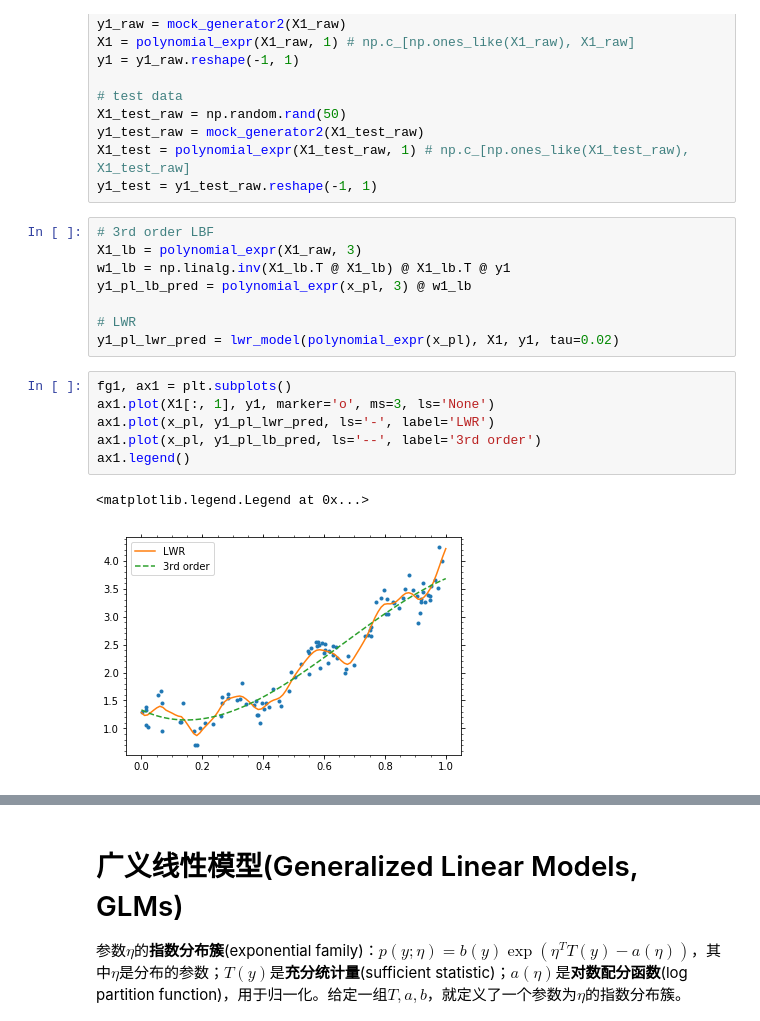
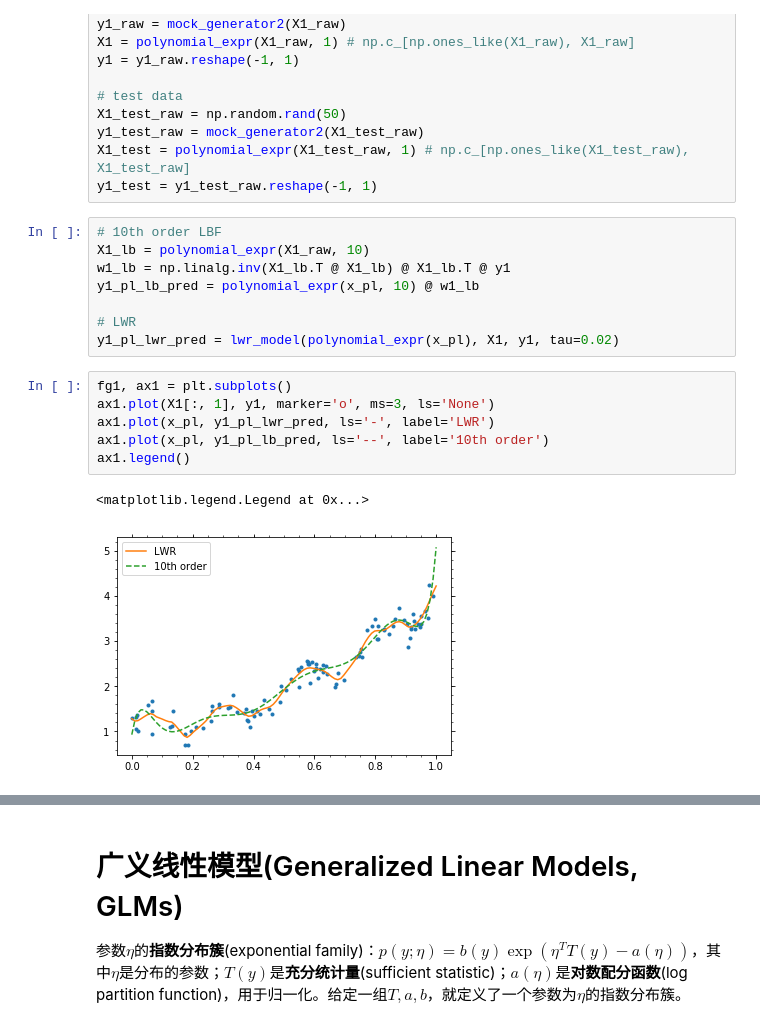
Before and after one commit to szqtc/MyMachineLearningNotes, a Jupyter notebook: 1_LinearModel.ipynb, the cells around one changed output, grey strips where cells are left out. Saved outputs shown, nothing was run; the diff lists cells and outputs as text.

```diff
--- a/1_LinearModel.ipynb
+++ b/1_LinearModel.ipynb
@@ -451,21 +452,21 @@ y1_test_raw = mock_generator2(X1_test_raw)
 X1_test = polynomial_expr(X1_test_raw, 1) # np.c_[np.ones_like(X1_test_raw), X1_test_raw]
 y1_test = y1_test_raw.reshape(-1, 1)
 # %%
-# 3rd order LBF
-X1_lb = polynomial_expr(X1_raw, 3)
+# 10th order LBF
+X1_lb = polynomial_expr(X1_raw, 10)
 w1_lb = np.linalg.inv(X1_lb.T @ X1_lb) @ X1_lb.T @ y1
-y1_pl_lb_pred = polynomial_expr(x_pl, 3) @ w1_lb
+y1_pl_lb_pred = polynomial_expr(x_pl, 10) @ w1_lb
 
 # LWR
 y1_pl_lwr_pred = lwr_model(polynomial_expr(x_pl), X1, y1, tau=0.02)
 # %%
 fg1, ax1 = plt.subplots()
 ax1.plot(X1[:, 1], y1, marker='o', ms=3, ls='None')
 ax1.plot(x_pl, y1_pl_lwr_pred, ls='-', label='LWR')
-ax1.plot(x_pl, y1_pl_lb_pred, ls='--', label='3rd order')
+ax1.plot(x_pl, y1_pl_lb_pred, ls='--', label='10th order')
 ax1.legend()
 # %% [output]
 <matplotlib.legend.Legend at 0x...>
-[figure, old version]
+[figure, new version]
 # %%
 # 拟合优度
```
Also changed, not shown: parts of 23 cells of this notebook, 4 other files.
